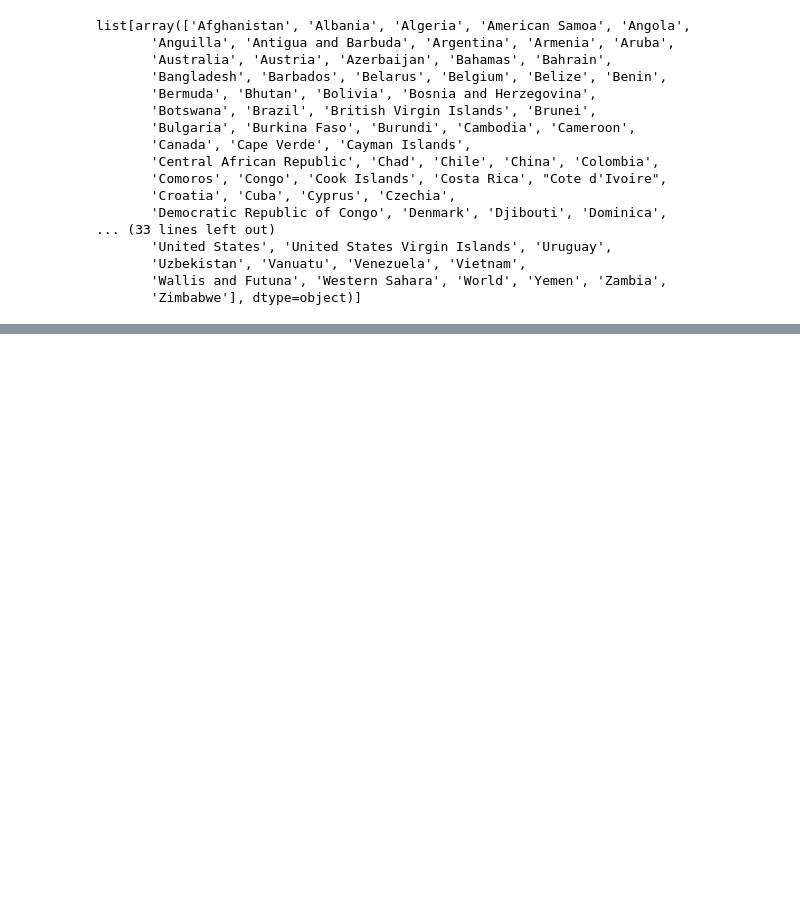
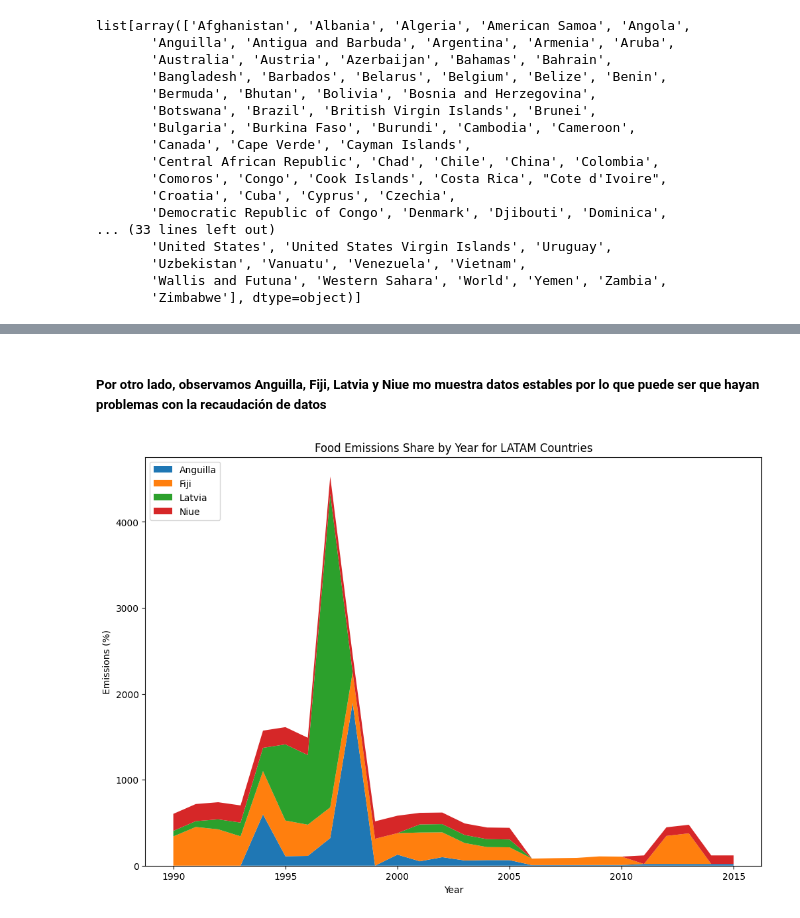
Before and after one commit to LPELCRACK896/DS_lab9, a Jupyter notebook: emissions.ipynb, the cells around one changed output, grey strips where cells are left out. Saved outputs shown, nothing was run; the diff lists cells and outputs as text; code cells hidden in the pictures; blank space fills up the shorter version.

```diff
--- a/emissions.ipynb
+++ b/emissions.ipynb
@@ -87,0 +121,7 @@ plot_stacked_area_chart(data, 'Year', "Food's share of total emissions (incl. LU
+# %% [markdown]
+##### Por otro lado, observamos Anguilla, Fiji, Latvia y Niue mo muestra datos estables por lo que puede ser que hayan problemas con la recaudación de datos
+# %%
+plot_stacked_area_chart(df_filtered, 'Year', "Food's share of total emissions (incl. LULUFC)",
+                         'Food Emissions Share by Year for LATAM Countries', 'Year', 'Emissions (%)', ['Latvia', 'Anguilla', 'Niue', 'Fiji'])
+# %% [output]
+[figure, added]
```
Also changed, not shown: parts of 25 cells of this notebook, 1 other file.
